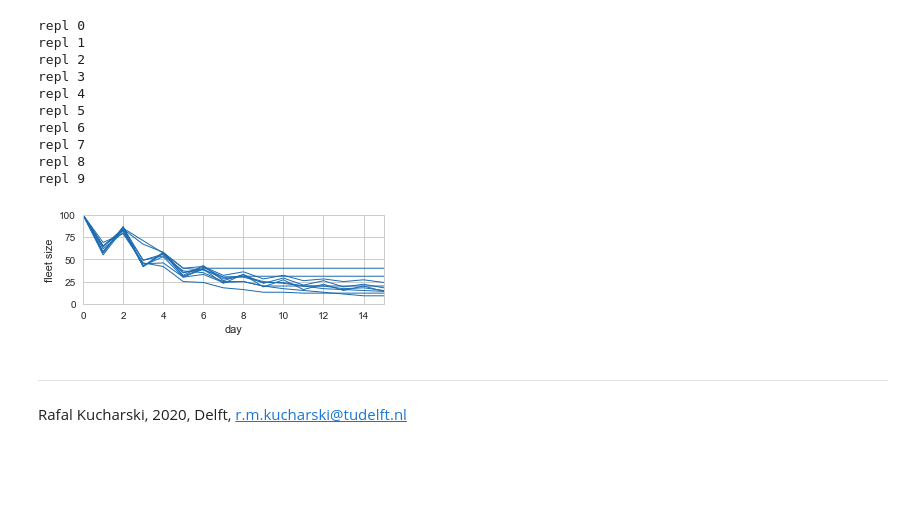
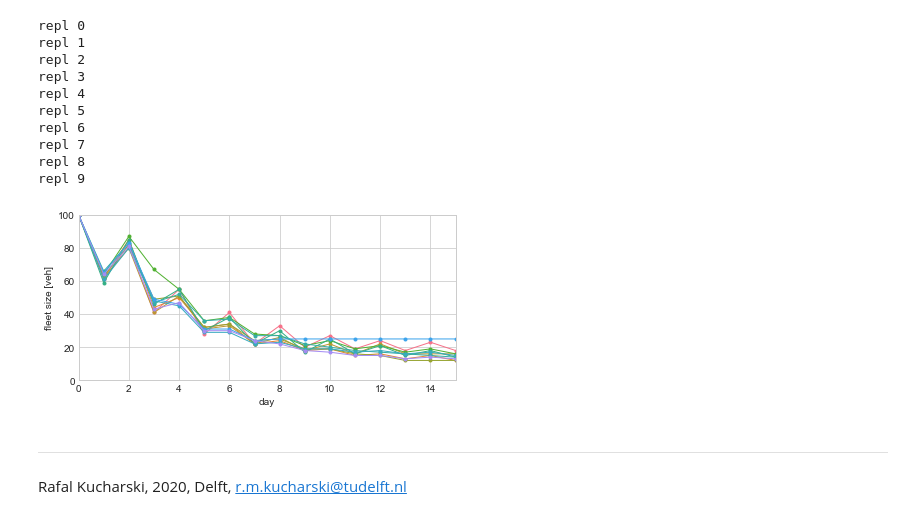
Before and after one commit to RafalKucharskiPK/MaaSSim, a Jupyter notebook: docs/Experiments/E_04_Learning.ipynb, the cells around one changed output. Saved outputs shown, nothing was run; the diff lists cells and outputs as text; code cells hidden in the pictures; blank space fills up the shorter version.

```diff
--- a/docs/Experiments/E_04_Learning.ipynb
+++ b/docs/Experiments/E_04_Learning.ipynb
@@ -113,22 +110,24 @@ repl 8
 repl 9
 # %%
 import matplotlib.pyplot as plt
-fig, ax = plt.subplots(figsize=(5,2))
+fig, ax = plt.subplots(figsize=(6,3))
 plt.rcParams["font.family"] = "Times"
 plt.style.use('seaborn-whitegrid')
 df = pd.DataFrame(ret)
 df = df.T.fillna(method = 'ffill')
+i=0
 for col in df.columns:
-    df[col].plot(lw = 1, alpha = 1, ax = ax, color = sns.color_palette('Blues',12)[i])
+    df[col].plot(lw = 1, alpha = 1,style='.-', ax = ax, color = sns.color_palette('husl',12)[i])
+    i+=1
 #df.T.mean().plot(lw = 1, color = 'black', ax = ax)
 ax.set_ylim(0,100)
 ax.set_xlim(0,15)
-ax.set_ylabel('fleet size')
+ax.set_ylabel('fleet size [veh]')
 ax.set_xlabel('day')
 fig.tight_layout()
-plt.savefig('e4.png')
+plt.savefig('fig7.tif', dpi = 300)
 # %% [output]
-[figure, old version]
+[figure, new version]
 # %% [markdown]
 -------------
 Rafal Kucharski, 2020, Delft, r.m.kucharski@tudelft.nl
```
Also changed, not shown: parts of 1 cell of this notebook, 21 other files.
